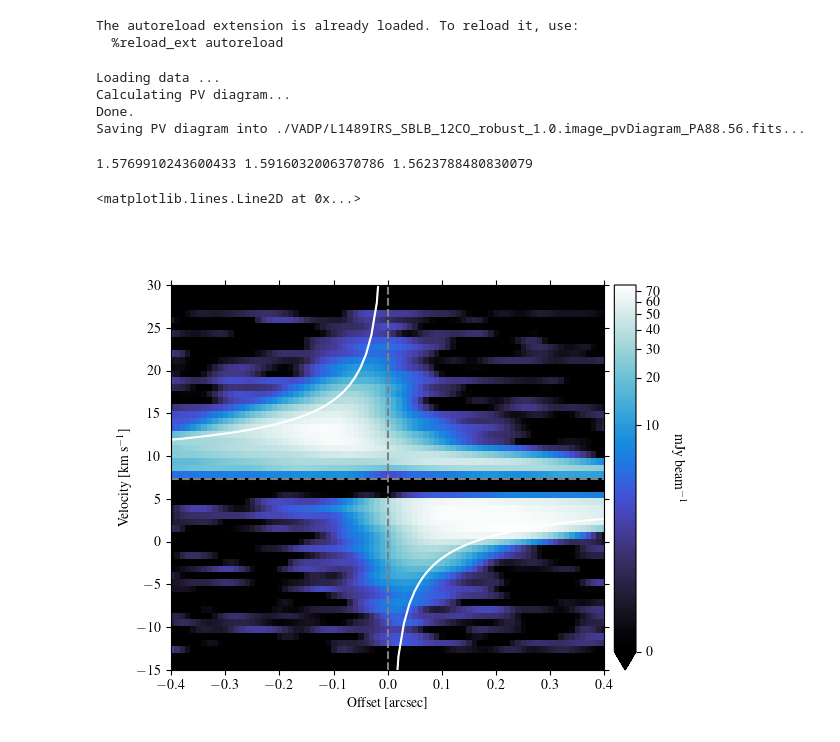
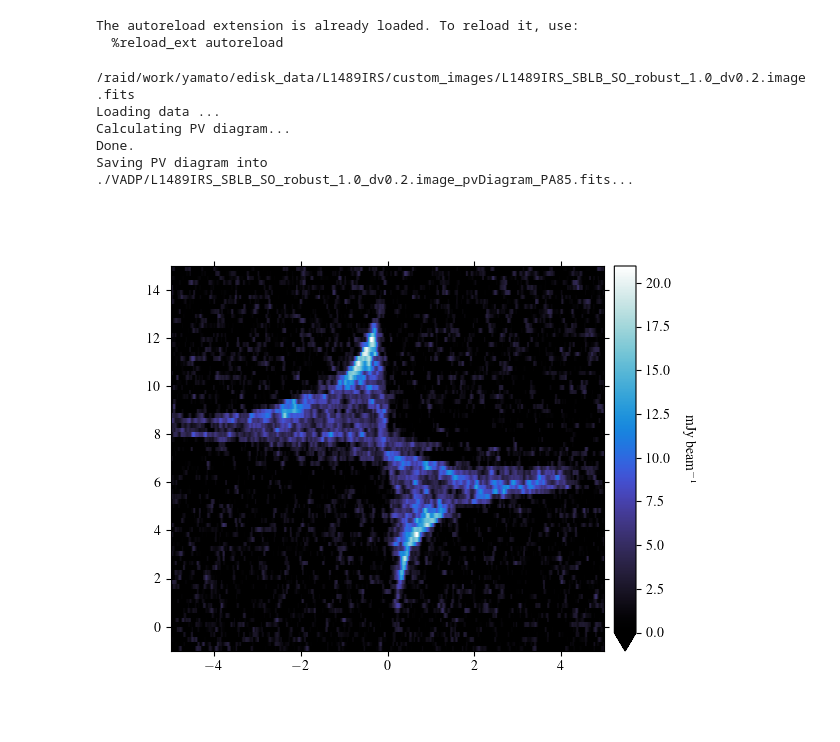
Before and after one commit to yyamato-as/edisk-L1489IRS, a Jupyter notebook: pv_analysis.ipynb, the cells around one changed output. Saved outputs shown, nothing was run; the diff lists cells and outputs as text; code cells hidden in the pictures.

```diff
--- a/pv_analysis.ipynb
+++ b/pv_analysis.ipynb
@@ -25,18 +26,21 @@ vsys = source_dict[source]["v_sys"]
 The autoreload extension is already loaded. To reload it, use:
   %reload_ext autoreload
 # %%
-r = 2
-PA = 88.56
-line = "12CO"
-imagename = au.customimagepath + au.get_image_basename(source, config, line, robust=robust).replace(".image.fits", "_dv0.8.image.fits")
+r = 5
+line = "SO"
+imagename = au.customimagepath + au.get_image_basename(source, config, line, robust=robust, dv=dv)#.replace(".fits", ".specsmooth_width3.fits")
+print(imagename)
 
-savefilename = au.VADPpath + au.get_image_basename(source, config, line, robust=robust).replace(".fits", "_pvDiagram_PA{}.fits".format(PA))
-posax, velax, diag = calculate_pvdiagram(imagename=imagename, center_coord=center_coord, xlim=(-5, 5), ylim=(-5, 5), PA=PA, rrange=(-r, r), save=True, savefilename=savefilename, overwrite=True)
+PA = 85
+
+savefilename = au.VADPpath + au.get_image_basename(source, config, line, robust=robust, dv=dv).replace(".fits", "_pvDiagram_PA{}.fits".format(PA))
+posax, velax, diag = calculate_pvdiagram(imagename, center_coord=center_coord, xlim=(-r, r), ylim=(-r, r), PA=PA, rrange=(-r, r), save=True, savefilename=savefilename, overwrite=True)
 # %% [output]
+/raid/work/yamato/edisk_data/L1489IRS/custom_images/L1489IRS_SBLB_SO_robust_1.0_dv0.2.image.fits
 Loading data ...
 Calculating PV diagram...
 Done.
-Saving PV diagram into ./VADP/L1489IRS_SBLB_12CO_robust_1.0.image_pvDiagram_PA88.56.fits...
+Saving PV diagram into ./VADP/L1489IRS_SBLB_SO_robust_1.0_dv0.2.image_pvDiagram_PA85.fits...
 # %%
 from qdisk.classes import PVFitsImage
 from qdisk.plot import PVDiagram
@@ -48,56 +52,50 @@ cube.estimate_rms()
 # %%
 from qdisk.classes import PVFitsImage
 from qdisk.plot import PVDiagram
 
 fig, ax = plt.subplots(1, 1, figsize=(6, 5), dpi=100)
 
-# PA = 67.2
-PA = 88.56
-line = "12CO"
-
 pvfitsname = au.VADPpath + au.get_image_basename(source, config, line, robust=robust).replace(".fits", "_pvDiagram_PA{}.fits".format(PA))
 pvdiag = PVDiagram(pvfitsname, ax=ax, data_scaling_factor=1e3)
-pvdiag.plot_colormap(cmap=eplot.cmap["M0"], vmin=0.0, stretch=AsinhStretch(a=0.01))
+pvdiag.plot_colormap(cmap=eplot.cmap["M0"], vmin=0.0)#, stretch=AsinhStretch(a=0.1))
 pvdiag.add_colorbar(label="mJy beam$^{-1}$", labelpad=20)
 # pvdiag.overlay_contour(
 #     "./VADP/L1489IRS_SBLB_SO_robust_1.0.image_pvDiagram_PA88.56.fits",
 #     data_scaling_factor=1e3,
 #     color="tab:orange",
 #     levels=np.array([3, 5, 7, 10]) * cube.rms * 1e3,
 # )
 
 # ax.set_xlim(-0.5, 0.5)
 
 ax.set_facecolor("black")
 
-# Keplerian velocity
-vsys = 7.3
-Mstar = 1.403 / np.sin(np.radians(incl))**2
-Mstar_u = 1.416 / np.sin(np.radians(incl))**2
-Mstar_l = 1.390 / np.sin(np.radians(incl))**2
-print(Mstar, Mstar_u, Mstar_l)
-v_red = Keplerian_velocity(r=pvdiag.posax[pvdiag.posax < 0]*distance, Mstar=Mstar, incl=incl) + vsys
-v_blue = - Keplerian_velocity(r=pvdiag.posax[pvdiag.posax > 0]*distance, Mstar=Mstar, incl=incl) + vsys
-v_red_u = Keplerian_velocity(r=pvdiag.posax[pvdiag.posax < 0]*distance, Mstar=Mstar_u, incl=incl) + vsys
-v_blue_u = - Keplerian_velocity(r=pvdiag.posax[pvdiag.posax > 0]*distance, Mstar=Mstar_u, incl=incl) + vsys
-v_red_l = Keplerian_velocity(r=pvdiag.posax[pvdiag.posax < 0]*distance, Mstar=Mstar_l, incl=incl) + vsys
-v_blue_l = - Keplerian_velocity(r=pvdiag.posax[pvdiag.posax > 0]*distance, Mstar=Mstar_l, incl=incl) + vsys
+# # Keplerian velocity
+# vsys = 7.3
+# Mstar = 1.403 / np.sin(np.radians(incl))**2
+# Mstar_u = 1.416 / np.sin(np.radians(incl))**2
+# Mstar_l = 1.390 / np.sin(np.radians(incl))**2
+# print(Mstar, Mstar_u, Mstar_l)
+# v_red = Keplerian_velocity(r=pvdiag.posax[pvdiag.posax < 0]*distance, Mstar=Mstar, incl=incl) + vsys
+# v_blue = - Keplerian_velocity(r=pvdiag.posax[pvdiag.posax > 0]*distance, Mstar=Mstar, incl=incl) + vsys
+# v_red_u = Keplerian_velocity(r=pvdiag.posax[pvdiag.posax < 0]*distance, Mstar=Mstar_u, incl=incl) + vsys
+# v_blue_u = - Keplerian_velocity(r=pvdiag.posax[pvdiag.posax > 0]*distance, Mstar=Mstar_u, incl=incl) + vsys
+# v_red_l = Keplerian_velocity(r=pvdiag.posax[pvdiag.posax < 0]*distance, Mstar=Mstar_l, incl=incl) + vsys
+# v_blue_l = - Keplerian_velocity(r=pvdiag.posax[pvdiag.posax > 0]*distance, Mstar=Mstar_l, incl=incl) + vsys
 
-ax.plot(pvdiag.posax[pvdiag.posax < 0], v_red, color="white")
-ax.plot(pvdiag.posax[pvdiag.posax > 0], v_blue, color="white")
-ax.fill_between(pvdiag.posax[pvdiag.posax > 0], v_blue_l, v_blue_u, color="white", alpha=0.25)
-ax.fill_between(pvdiag.posax[pvdiag.posax < 0], v_red_l, v_red_u, color="white", alpha=0.25)
+# ax.plot(pvdiag.posax[pvdiag.posax < 0], v_red, color="white")
+# ax.plot(pvdiag.posax[pvdiag.posax > 0], v_blue, color="white")
+# ax.fill_between(pvdiag.posax[pvdiag.posax > 0], v_blue_l, v_blue_u, color="white", alpha=0.25)
+# ax.fill_between(pvdiag.posax[pvdiag.posax < 0], v_red_l, v_red_u, color="white", alpha=0.25)
 
-ax.set_ylim(-15, 30)
-ax.set_xlim(-0.4, 0.4)
+# ax.set_ylim(-15, 30)
+# ax.set_xlim(-0.4, 0.4)
 
-ax.set(xlabel="Offset [arcsec]", ylabel="Velocity [km s$^{-1}$]")
+# ax.set(xlabel="Offset [arcsec]", ylabel="Velocity [km s$^{-1}$]")
 
-ax.axvline(x=0.0, color="grey", ls="dashed")
-ax.axhline(y=vsys, color="grey", ls="dashed")
+# ax.axvline(x=0.0, color="grey", ls="dashed")
+# ax.axhline(y=vsys, color="grey", ls="dashed")
 # %% [output]
-1.5769910243600433 1.5916032006370786 1.5623788480830079
-<matplotlib.lines.Line2D at 0x...>
-[figure, old version]
+[figure, new version]
 # %%
 fig.savefig(au.figurepath + "C18O_SO_pvDiagram_comparison_zoomed.pdf", bbox_inches="tight", pad_inches=0.01)
```
Also changed, not shown: parts of 1 cell of this notebook, 18 other files.
